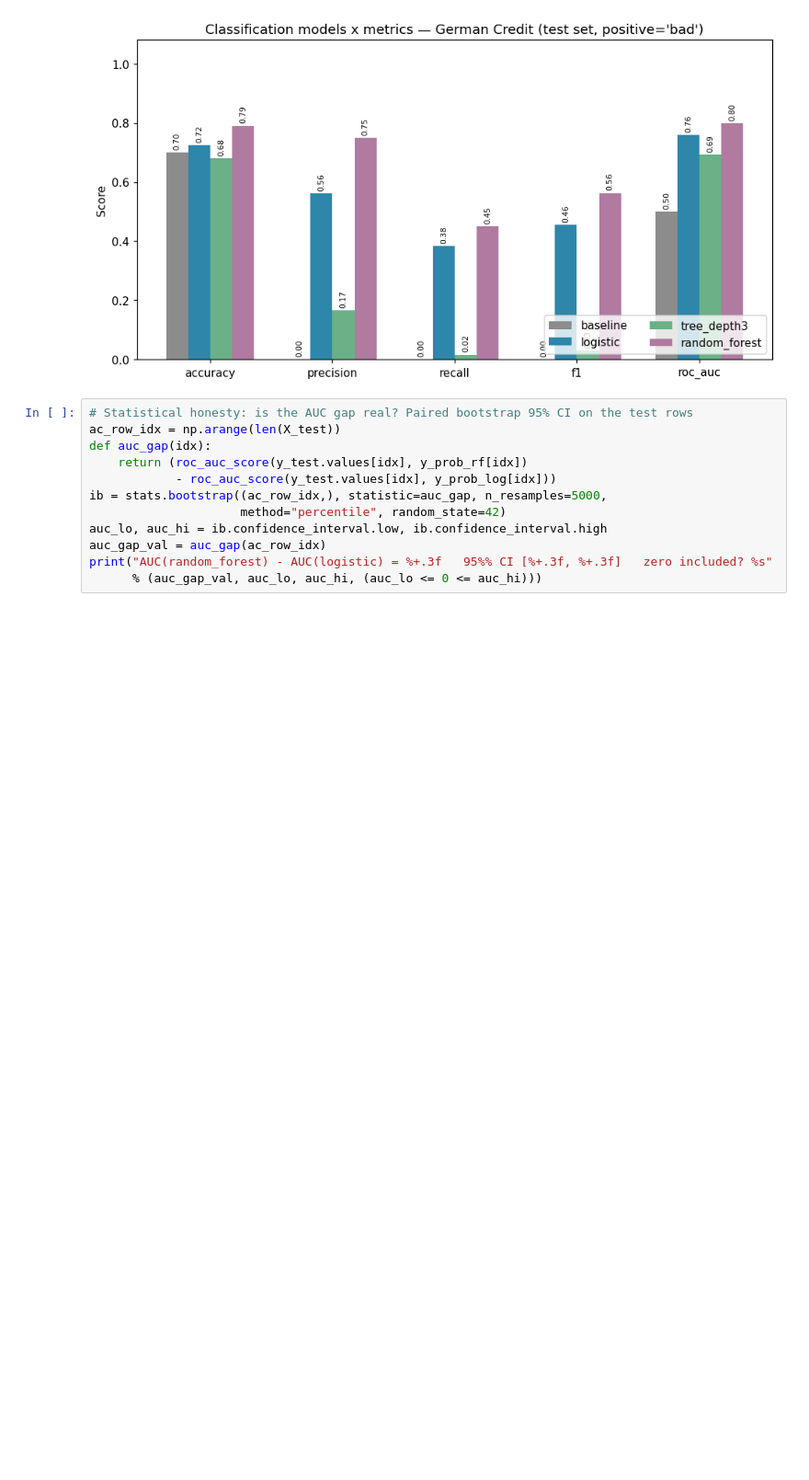
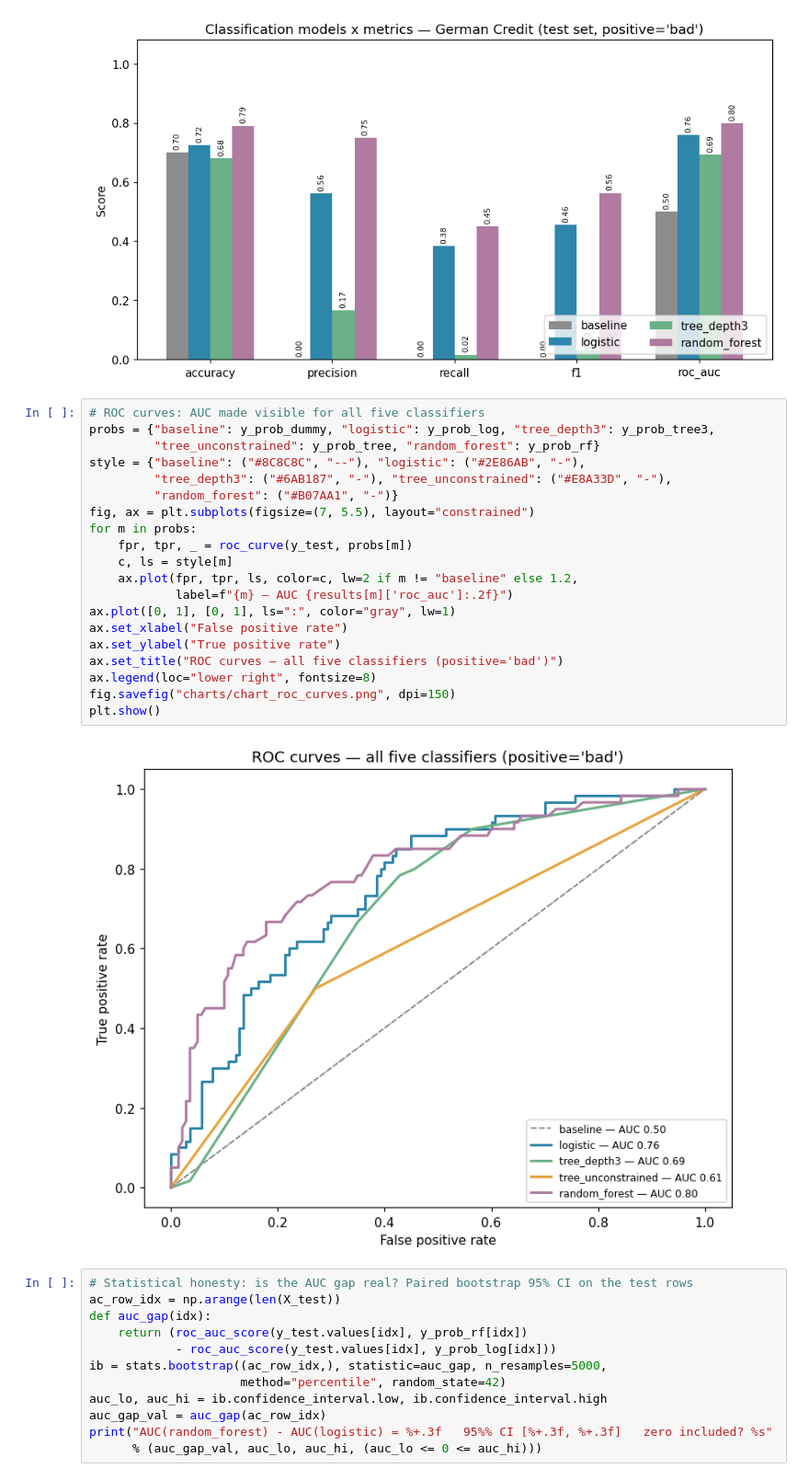
Before and after one commit to memoona-zahur/Real-Data-Practice_German-Credit-Dataset, a Jupyter notebook: german_credit_practice.ipynb, the cells around one changed output. Shown at 92% size. Cells and saved outputs as stored; diff of their text form; blank space fills up the shorter version.

```diff
--- a/german_credit_practice.ipynb
+++ b/german_credit_practice.ipynb
@@ -583,6 +630,28 @@ random_forest          0.790      0.750   0.450  0.562    0.800
 tree_unconstrained     0.660      0.441   0.500  0.469    0.614
 tree_depth3            0.680      0.167   0.017  0.030    0.692
 [figure]
+# %%
+# ROC curves: AUC made visible for all five classifiers
+probs = {"baseline": y_prob_dummy, "logistic": y_prob_log, "tree_depth3": y_prob_tree3,
+         "tree_unconstrained": y_prob_tree, "random_forest": y_prob_rf}
+style = {"baseline": ("#8C8C8C", "--"), "logistic": ("#2E86AB", "-"),
+         "tree_depth3": ("#6AB187", "-"), "tree_unconstrained": ("#E8A33D", "-"),
+         "random_forest": ("#B07AA1", "-")}
+fig, ax = plt.subplots(figsize=(7, 5.5), layout="constrained")
+for m in probs:
+    fpr, tpr, _ = roc_curve(y_test, probs[m])
+    c, ls = style[m]
+    ax.plot(fpr, tpr, ls, color=c, lw=2 if m != "baseline" else 1.2,
+            label=f"{m} — AUC {results[m]['roc_auc']:.2f}")
+ax.plot([0, 1], [0, 1], ls=":", color="gray", lw=1)
+ax.set_xlabel("False positive rate")
+ax.set_ylabel("True positive rate")
+ax.set_title("ROC curves — all five classifiers (positive='bad')")
+ax.legend(loc="lower right", fontsize=8)
+fig.savefig("charts/chart_roc_curves.png", dpi=150)
+plt.show()
+# %% [output]
+[figure, added]
 # %%
 # Statistical honesty: is the AUC gap real? Paired bootstrap 95% CI on the test rows
 ac_row_idx = np.arange(len(X_test))
```
Also changed, not shown: parts of 6 cells of this notebook, 5 other files.
